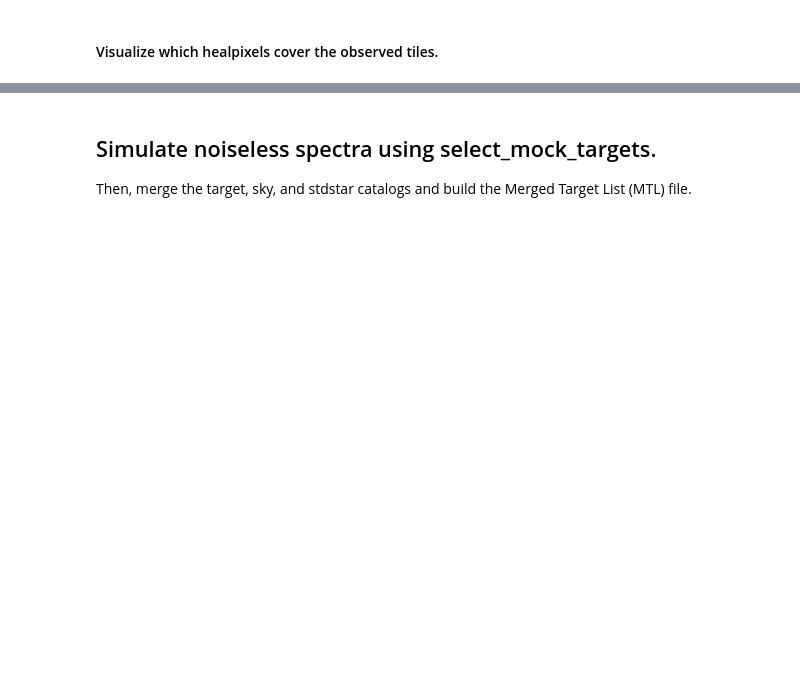
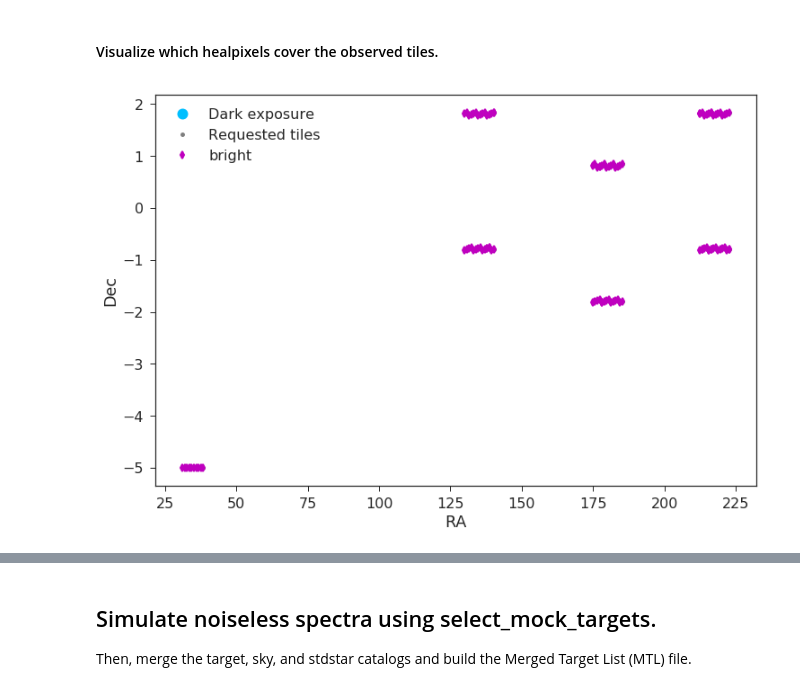
Before and after one commit to michaelJwilson/survey-validation, a Jupyter notebook: svdc-summer2018/bgs-gama-pipeline.ipynb, the cells around one changed output, grey strips where cells are left out. Cells and saved outputs as stored; diff of their text form; code cells hidden in the pictures; blank space fills up the shorter version.

```diff
--- a/svdc-summer2018/bgs-gama-pipeline.ipynb
+++ b/svdc-summer2018/bgs-gama-pipeline.ipynb
@@ -487,19 +591,28 @@ def tiles2pixels(tiles, nside=64):
 # %%
 def qa_observed_tiles():
     isbright = explist['PROGRAM'] == 'BRIGHT'
-    isgray = explist['PROGRAM'] == 'GRAY'
-    isdark = explist['PROGRAM'] == 'DARK'
+    isgray   = explist['PROGRAM'] == 'GRAY'
+    isdark   = explist['PROGRAM'] == 'DARK'
 
-    fig, ax = plt.subplots()
-    ax.plot(tiles['RA'], tiles['DEC'], 'k.', alpha=0.2, label='_none_')
-    ax.plot(explist['RA'][isdark], explist['DEC'][isdark], 'o', color='k', ms=10, mew=2, label='dark')
+    fig, ax  = plt.subplots(figsize=(12, 8))
+
+    ax.plot(explist['RA'][isdark], explist['DEC'][isdark], 'o', color='deepskyblue', ms=10, mew=2, label='Dark exposure', alpha=1.0)
+    ax.plot(  tiles['RA'],           tiles['DEC'],         'o', ms=5, color='k', label='Requested tiles', alpha=0.5)
+
     if np.sum(isgray) > 0:
         ax.plot(explist['RA'][isgray], explist['DEC'][isgray], 's',
                 color='0.6', ms=10, label='gray')
+
     if np.sum(isbright) > 0:
         ax.plot(explist['RA'][isbright], explist['DEC'][isbright], 'd',
-                color='m', ms=10, mew=2, label='bright')
-    ax.legend(loc='upper right')
-    #ax.set_xlim(148, 157)
-    #ax.set_ylim(28, 37)
+                color='m', ms=5, mew=2, label='bright')
+
+    ax.legend(loc='upper left')
+
+    ax.set_xlabel('RA')
+    ax.set_ylabel('Dec')
+# %%
+qa_observed_tiles()
+# %% [output]
+[figure, added]
 # %%
```
Also changed, not shown: parts of 60 cells of this notebook, 7 other files.
